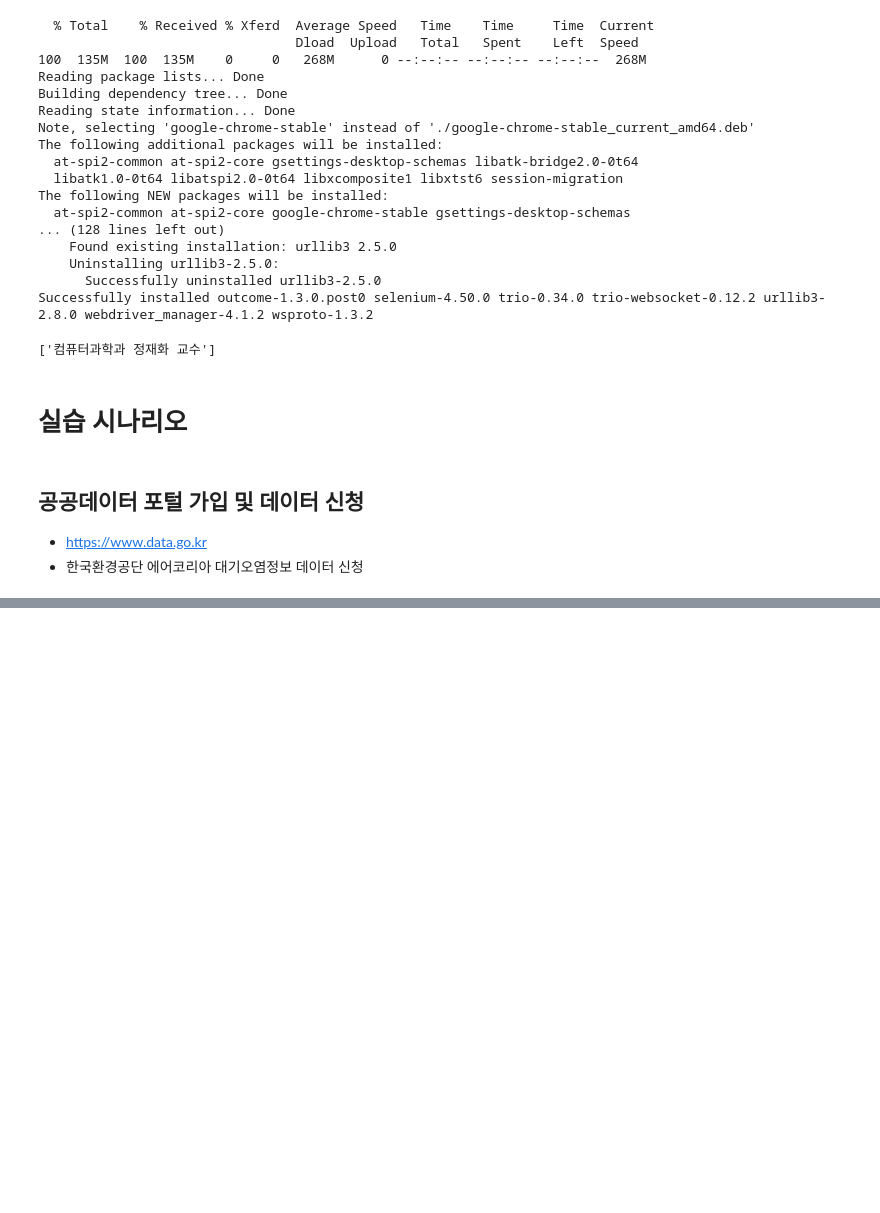
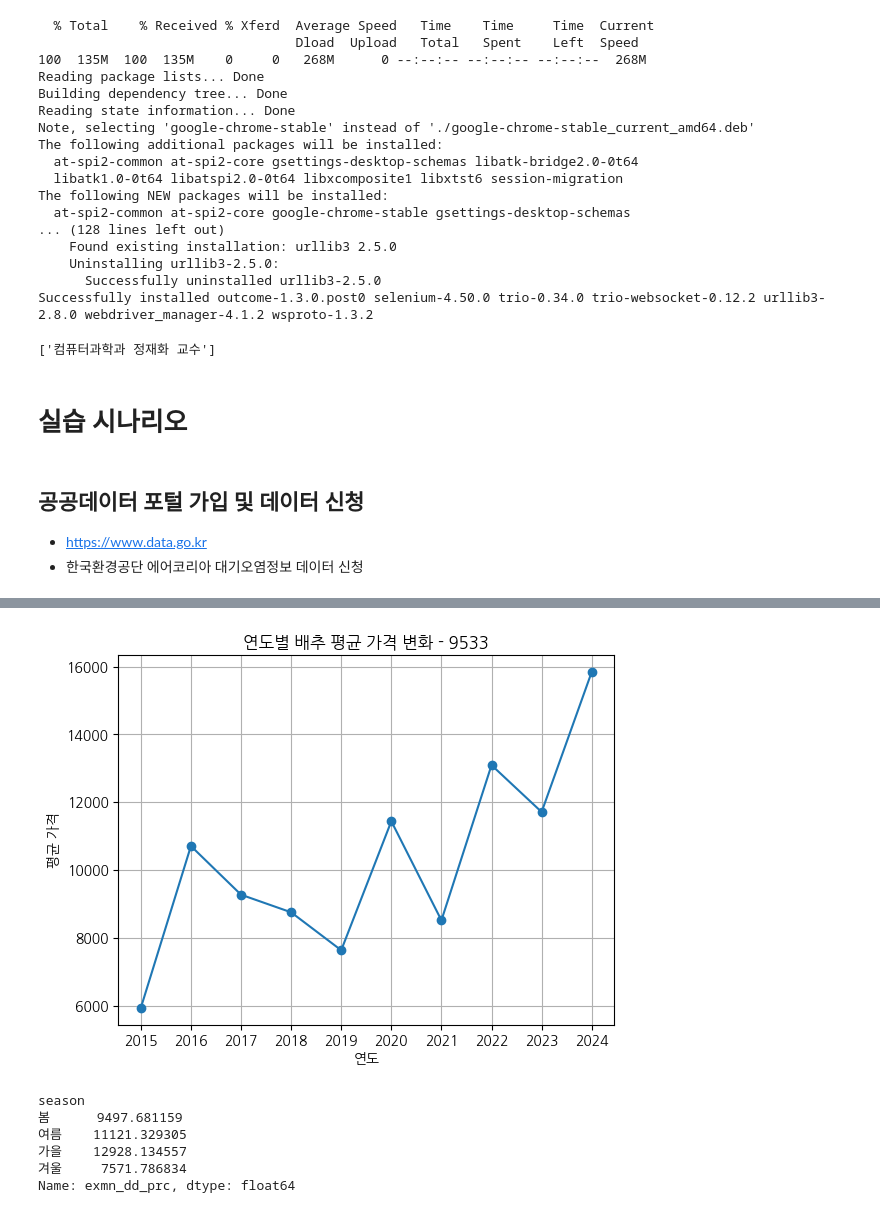
Before and after one commit to seowon-rhee/Data-Analysis-with-Open-Source, a Jupyter notebook: 오픈소스_데이터_분석_4강.ipynb, the cells around one changed output, grey strips where cells are left out. Saved outputs shown, nothing was run; the diff lists cells and outputs as text; code cells hidden in the pictures; blank space fills up the shorter version.

```diff
--- a/오픈소스_데이터_분석_4강.ipynb
+++ b/오픈소스_데이터_분석_4강.ipynb
@@ -176,0 +298,9 @@ params = {
+# %%
+!apt-get -qq install fonts-nanum
+
+import matplotlib.pyplot as plt
+import matplotlib.font_manager as fm
+
+fm.fontManager.addfont("/usr/share/fonts/truetype/nanum/NanumGothic.ttf")
+plt.rcParams["font.family"] = "NanumGothic"
+plt.rcParams["axes.unicode_minus"] = False
@@ -176,0 +354,28 @@ params = {
+# %%
+import matplotlib.pyplot as plt
+
+plt.plot(year_avg.index, year_avg.values, marker="o")
+
+plt.title("연도별 배추 평균 가격 변화 - 9533")
+plt.xlabel("연도")
+plt.ylabel("평균 가격")
+plt.xticks(year_avg.index)
+
+plt.grid()
+plt.savefig("연도별_배추_평균가격_9533.png")
+plt.show()
+# %% [output]
+[figure, added]
+# %%
+season_avg = df.groupby("season")["exmn_dd_prc"].mean()
+
+season_avg = season_avg.reindex(["봄", "여름", "가을", "겨울"])
+
+print(season_avg)
+# %% [output]
+season
+봄      9497.681159
+여름    11121.329305
+가을    12928.134557
+겨울     7571.786834
+Name: exmn_dd_prc, dtype: float64
```
Also changed, not shown: parts of 6 cells of this notebook.
